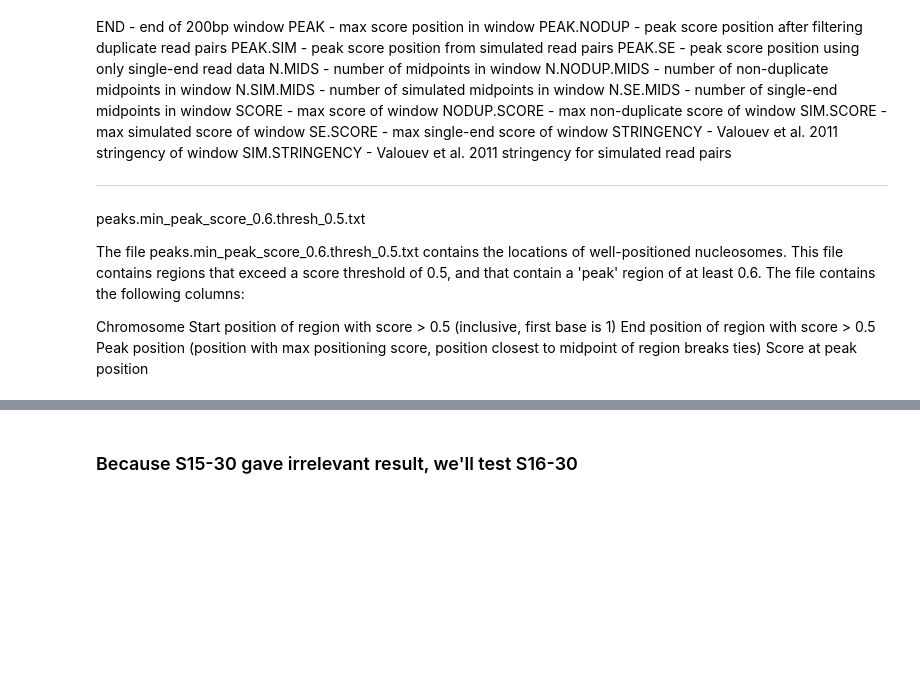
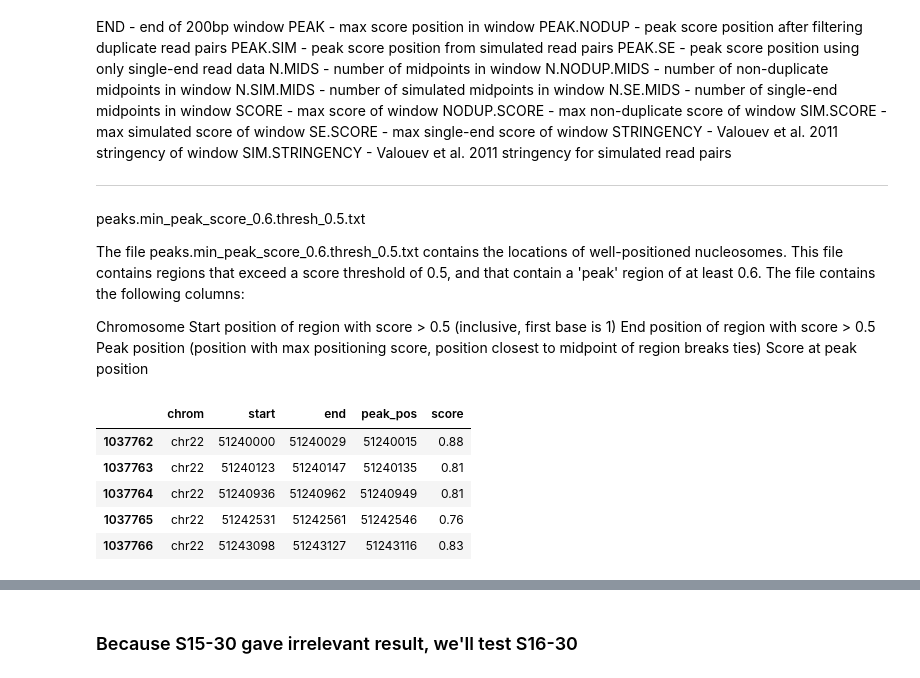
Before and after one commit to eamag/secpunct, a Jupyter notebook: prototyping.ipynb, the cells around one changed output, grey strips where cells are left out. Saved outputs shown, nothing was run; the diff lists cells and outputs as text; code cells hidden in the pictures; blank space fills up the shorter version.

```diff
--- a/prototyping.ipynb
+++ b/prototyping.ipynb
@@ -50,4 +50,23 @@ End position of region with score > 0.5
 Peak position (position with max positioning score, position closest to
                midpoint of region breaks ties)
 Score at peak position
+# %%
+%matplotlib inline
+import matplotlib.pyplot as plt
+import seaborn as sns
+import numpy as np
+import os
+import pandas as pd
+from tqdm import tqdm_notebook as tqdm
+
+uplifted = pd.read_csv('peaks.min_peak_score_0.6.thresh_0.5.csv')
+uplifted.drop('Unnamed: 0', inplace=True, axis=1)
+uplifted.tail()
+# %% [output]
+|  | chrom | start | end | peak_pos | score |
+| 1037762 | chr22 | 51240000 | 51240029 | 51240015 | 0.88 |
+| 1037763 | chr22 | 51240123 | 51240147 | 51240135 | 0.81 |
+| 1037764 | chr22 | 51240936 | 51240962 | 51240949 | 0.81 |
+| 1037765 | chr22 | 51242531 | 51242561 | 51242546 | 0.76 |
+| 1037766 | chr22 | 51243098 | 51243127 | 51243116 | 0.83 |
 # %%
```
Also changed, not shown: parts of 7 cells of this notebook, 6 other files.
